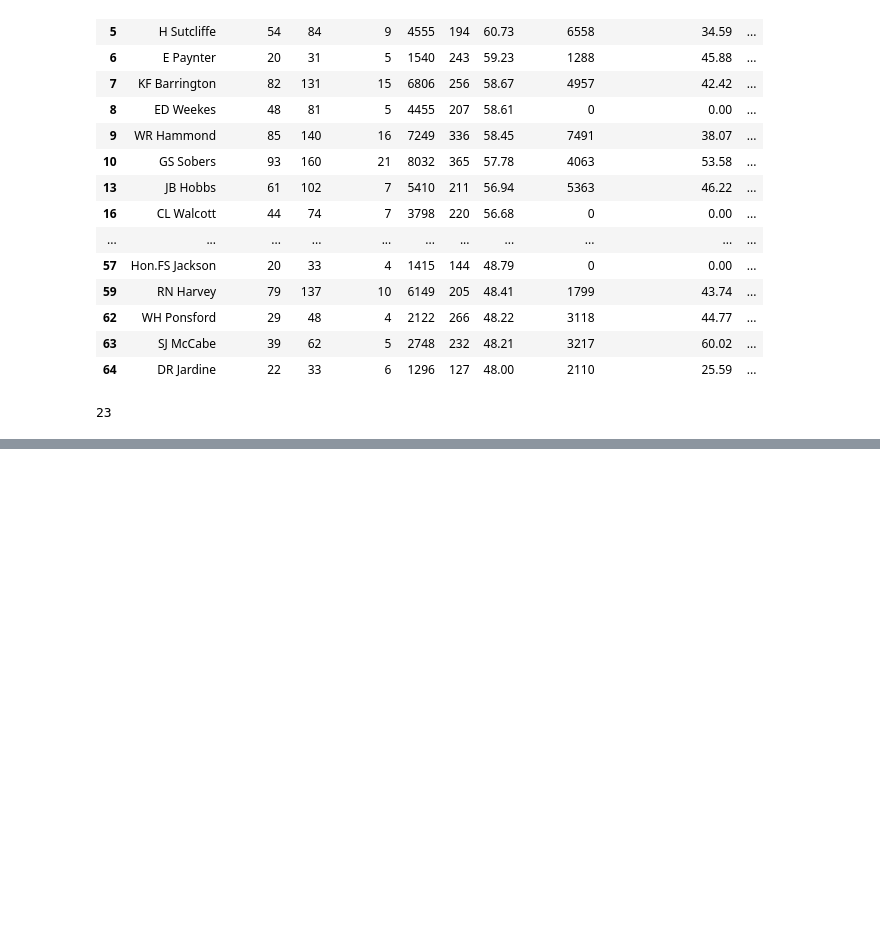
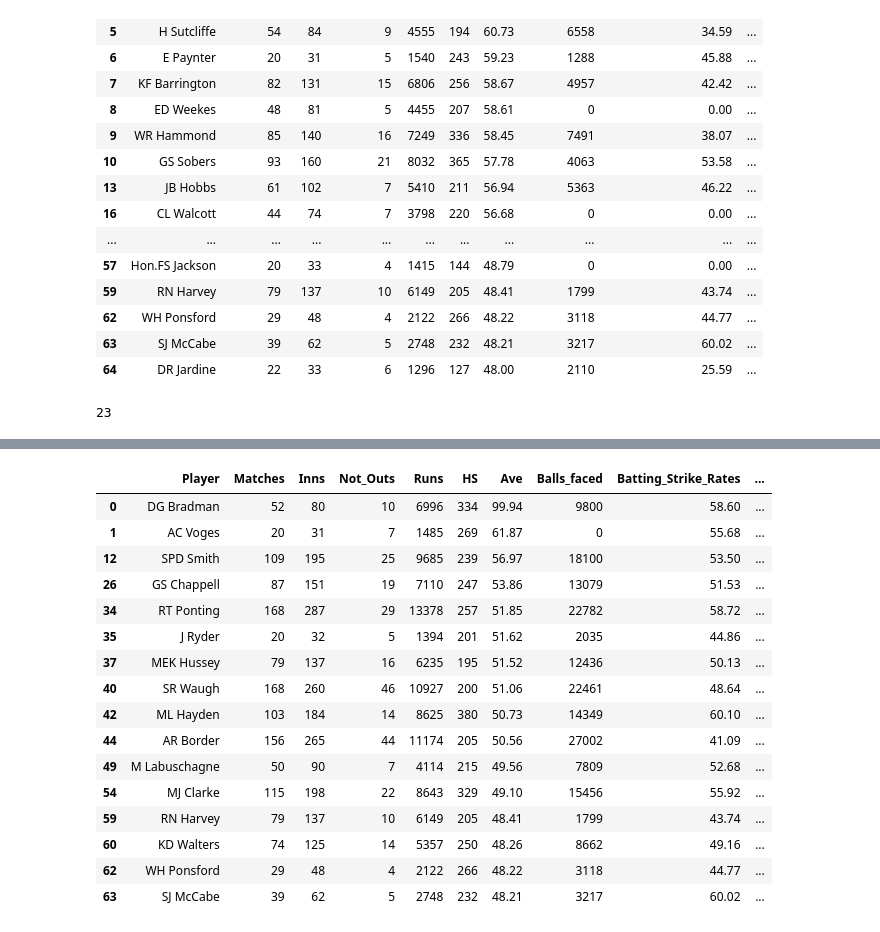
Before and after one commit to sandeep897663/jupter, a Jupyter notebook: sandy-data-cleaning.ipynb, the cells around one changed output, grey strips where cells are left out. Drawn from its saved outputs; the diff is of its cells as text; code cells hidden in the pictures; blank space fills up the shorter version.

```diff
--- a/sandy-data-cleaning.ipynb
+++ b/sandy-data-cleaning.ipynb
@@ -552,0 +615,20 @@ df[df['Rookie_Year'] < 1960]['Player'].count()
+# %%
+df[df['Country']=='AUS']
+# %% [output]
+|  | Player | Matches | Inns | Not_Outs | Runs | HS | Ave | Balls_faced | Batting_Strike_Rates | ... |
+| 0 | DG Bradman | 52 | 80 | 10 | 6996 | 334 | 99.94 | 9800 | 58.60 | ... |
+| 1 | AC Voges | 20 | 31 | 7 | 1485 | 269 | 61.87 | 0 | 55.68 | ... |
+| 12 | SPD Smith | 109 | 195 | 25 | 9685 | 239 | 56.97 | 18100 | 53.50 | ... |
+| 26 | GS Chappell | 87 | 151 | 19 | 7110 | 247 | 53.86 | 13079 | 51.53 | ... |
+| 34 | RT Ponting | 168 | 287 | 29 | 13378 | 257 | 51.85 | 22782 | 58.72 | ... |
+| 35 | J Ryder | 20 | 32 | 5 | 1394 | 201 | 51.62 | 2035 | 44.86 | ... |
+| 37 | MEK Hussey | 79 | 137 | 16 | 6235 | 195 | 51.52 | 12436 | 50.13 | ... |
+| 40 | SR Waugh | 168 | 260 | 46 | 10927 | 200 | 51.06 | 22461 | 48.64 | ... |
+| 42 | ML Hayden | 103 | 184 | 14 | 8625 | 380 | 50.73 | 14349 | 60.10 | ... |
+| 44 | AR Border | 156 | 265 | 44 | 11174 | 205 | 50.56 | 27002 | 41.09 | ... |
+| 49 | M Labuschagne | 50 | 90 | 7 | 4114 | 215 | 49.56 | 7809 | 52.68 | ... |
+| 54 | MJ Clarke | 115 | 198 | 22 | 8643 | 329 | 49.10 | 15456 | 55.92 | ... |
+| 59 | RN Harvey | 79 | 137 | 10 | 6149 | 205 | 48.41 | 1799 | 43.74 | ... |
+| 60 | KD Walters | 74 | 125 | 14 | 5357 | 250 | 48.26 | 8662 | 49.16 | ... |
+| 62 | WH Ponsford | 29 | 48 | 4 | 2122 | 266 | 48.22 | 3118 | 44.77 | ... |
+| 63 | SJ McCabe | 39 | 62 | 5 | 2748 | 232 | 48.21 | 3217 | 60.02 | ... |
```
Also changed, not shown: parts of 4 cells of this notebook.
